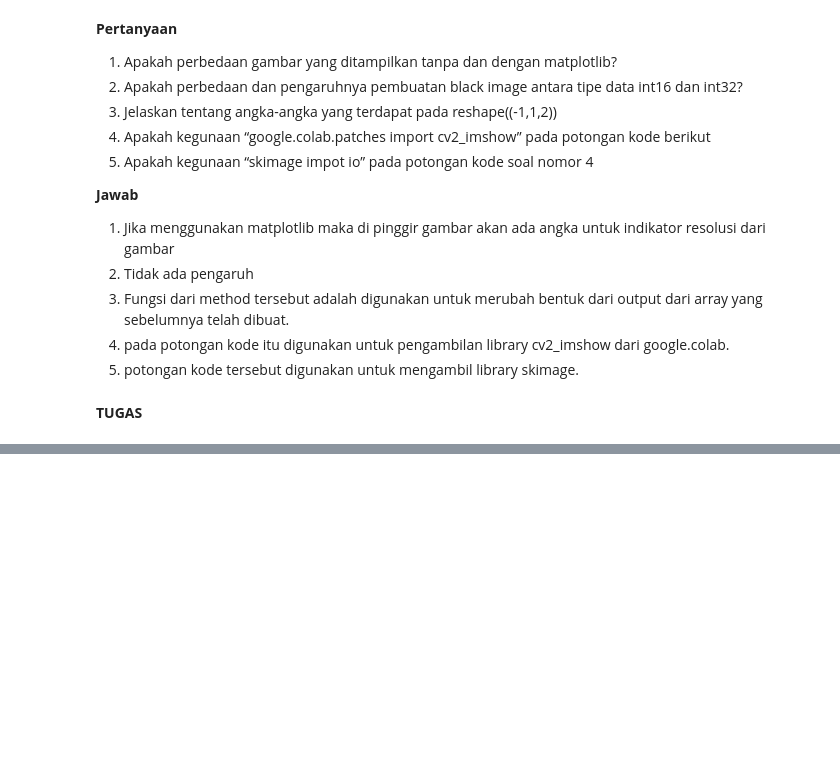
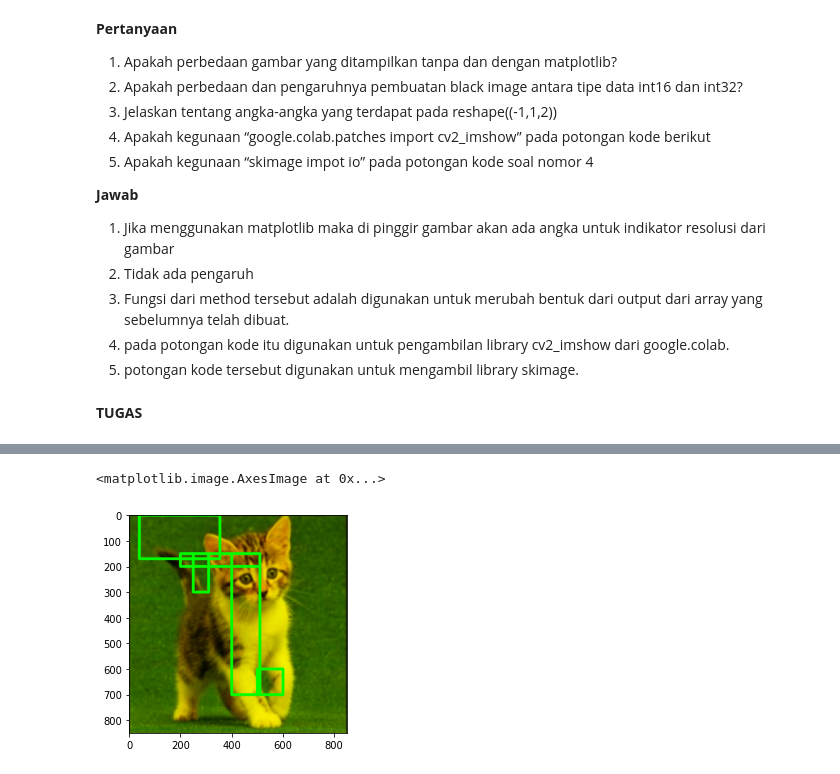
Before and after one commit to hafidhsajid/PCVK_Genap_2021, a Jupyter notebook: week2.ipynb, the cells around one changed output, grey strips where cells are left out. Cells and saved outputs as stored; diff of their text form; code cells hidden in the pictures; blank space fills up the shorter version.

```diff
--- a/week2.ipynb
+++ b/week2.ipynb
@@ -165,0 +187,16 @@ error: ignored
+# %%
+# 4. Buat 5 kotak berbagai ukuran dan warna yang berbeda dalam satu image. disarankan menggunakan bilangan acak/random!
+
+img3 = cv.cvtColor(img,cv.COLOR_BGR2RGB)
+img3 = cv.resize(cv.cvtColor(img,cv.COLOR_BGR2RGB),(850,850))
+
+cv.rectangle(img3, pt1=(354,0), pt2=(40,170), color=(0,255,0), thickness=10)
+cv.rectangle(img3, pt1=(200,200), pt2=(510,150), color=(0,255,0), thickness=10)
+cv.rectangle(img3, pt1=(250,300), pt2=(310,150), color=(0,255,0), thickness=10)
+cv.rectangle(img3, pt1=(400,700), pt2=(510,150), color=(0,255,0), thickness=10)
+cv.rectangle(img3, pt1=(500,700), pt2=(600,600), color=(0,255,0), thickness=10)
+
+plt.imshow(img3)
+# %% [output]
+<matplotlib.image.AxesImage at 0x...>
+[figure, added]
```
Also changed, not shown: parts of 8 cells of this notebook.
